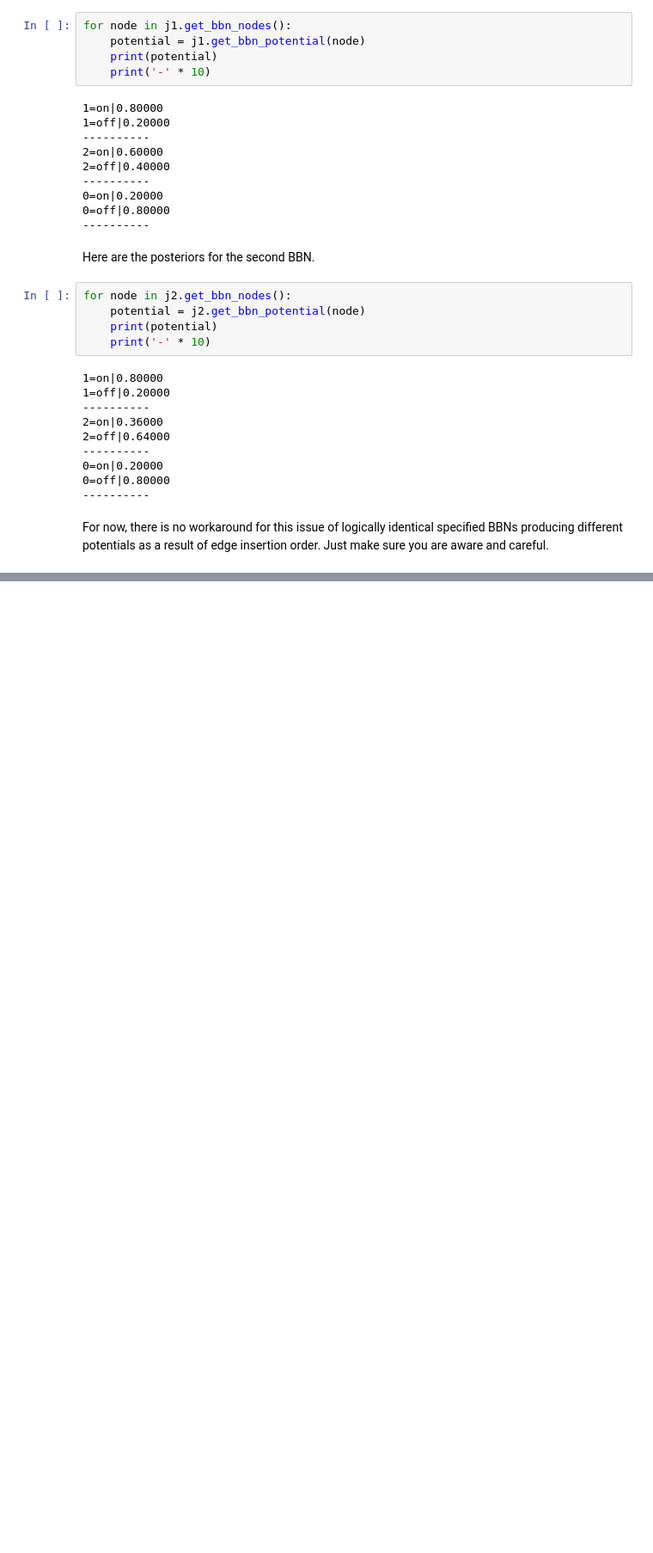
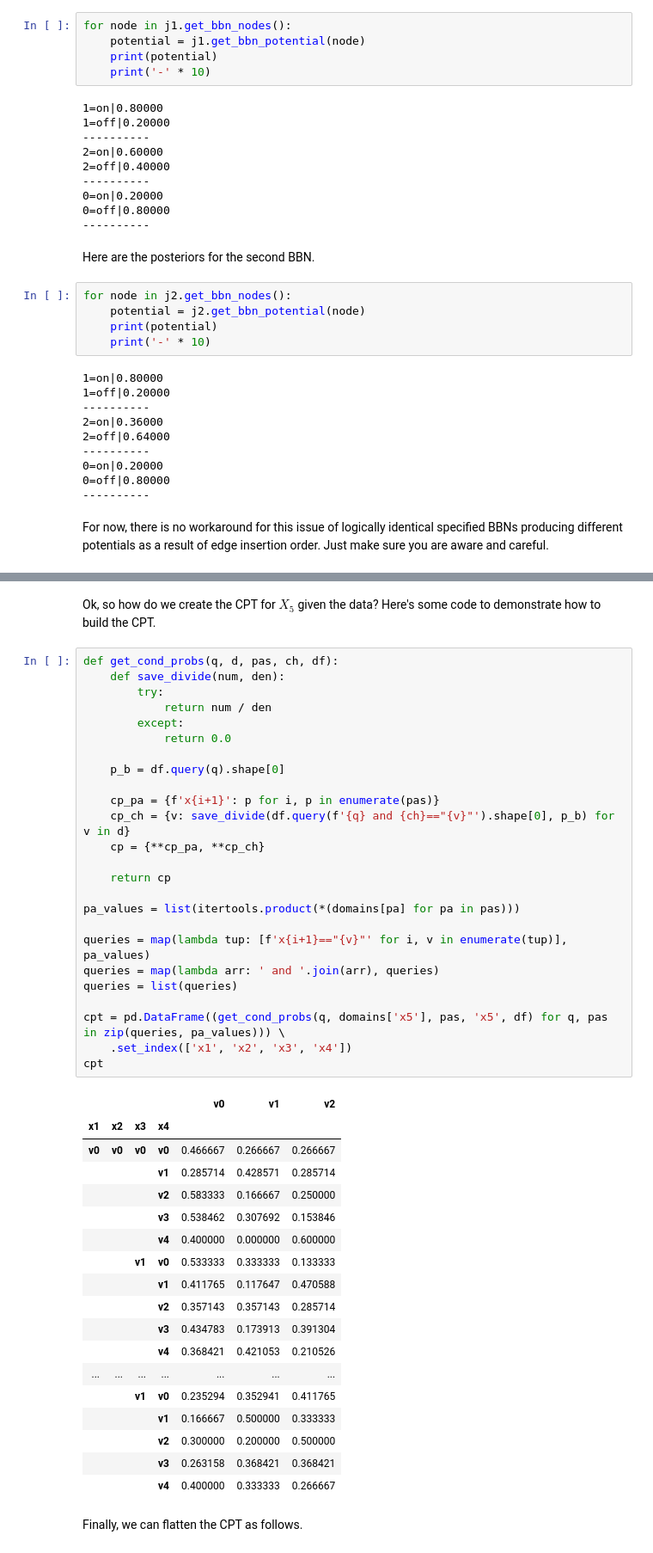
Before and after one commit to vangj/py-bbn, a Jupyter notebook: docs/source/edge-ordering.ipynb, the cells around one changed output, grey strips where cells are left out. Shown at 86% size. Cells and saved outputs as stored; diff of their text form; blank space fills up the shorter version.

```diff
--- a/docs/source/edge-ordering.ipynb
+++ b/docs/source/edge-ordering.ipynb
@@ -123,0 +223,48 @@ For now, there is no workaround for this issue of logically identical specified
+# %% [markdown]
+Ok, so how do we create the CPT for $X_5$ given the data? Here's some code to demonstrate how to build the CPT.
+# %%
+def get_cond_probs(q, d, pas, ch, df):
+    def save_divide(num, den):
+        try:
+            return num / den
+        except:
+            return 0.0
+
+    p_b = df.query(q).shape[0]
+
+    cp_pa = {f'x{i+1}': p for i, p in enumerate(pas)}
+    cp_ch = {v: save_divide(df.query(f'{q} and {ch}=="{v}"').shape[0], p_b) for v in d}
+    cp = {**cp_pa, **cp_ch}
+
+    return cp
+
+pa_values = list(itertools.product(*(domains[pa] for pa in pas)))
+
+queries = map(lambda tup: [f'x{i+1}=="{v}"' for i, v in enumerate(tup)], pa_values)
+queries = map(lambda arr: ' and '.join(arr), queries)
+queries = list(queries)
+
+cpt = pd.DataFrame((get_cond_probs(q, domains['x5'], pas, 'x5', df) for q, pas in zip(queries, pa_values))) \
+    .set_index(['x1', 'x2', 'x3', 'x4'])
+cpt
+# %% [output]
+|  |  |  |  | v0 | v1 | v2 |
+| x1 | x2 | x3 | x4 |  |  |  |
+| v0 | v0 | v0 | v0 | 0.466667 | 0.266667 | 0.266667 |
+|  |  |  | v1 | 0.285714 | 0.428571 | 0.285714 |
+|  |  |  | v2 | 0.583333 | 0.166667 | 0.250000 |
+|  |  |  | v3 | 0.538462 | 0.307692 | 0.153846 |
+|  |  |  | v4 | 0.400000 | 0.000000 | 0.600000 |
+|  |  | v1 | v0 | 0.533333 | 0.333333 | 0.133333 |
+|  |  |  | v1 | 0.411765 | 0.117647 | 0.470588 |
+|  |  |  | v2 | 0.357143 | 0.357143 | 0.285714 |
+|  |  |  | v3 | 0.434783 | 0.173913 | 0.391304 |
+|  |  |  | v4 | 0.368421 | 0.421053 | 0.210526 |
+| ... | ... | ... | ... | ... | ... | ... |
+|  |  | v1 | v0 | 0.235294 | 0.352941 | 0.411765 |
+|  |  |  | v1 | 0.166667 | 0.500000 | 0.333333 |
+|  |  |  | v2 | 0.300000 | 0.200000 | 0.500000 |
+|  |  |  | v3 | 0.263158 | 0.368421 | 0.368421 |
+|  |  |  | v4 | 0.400000 | 0.333333 | 0.266667 |
+# %% [markdown]
+Finally, we can flatten the CPT as follows.
```
Also changed, not shown: parts of 22 cells of this notebook.
